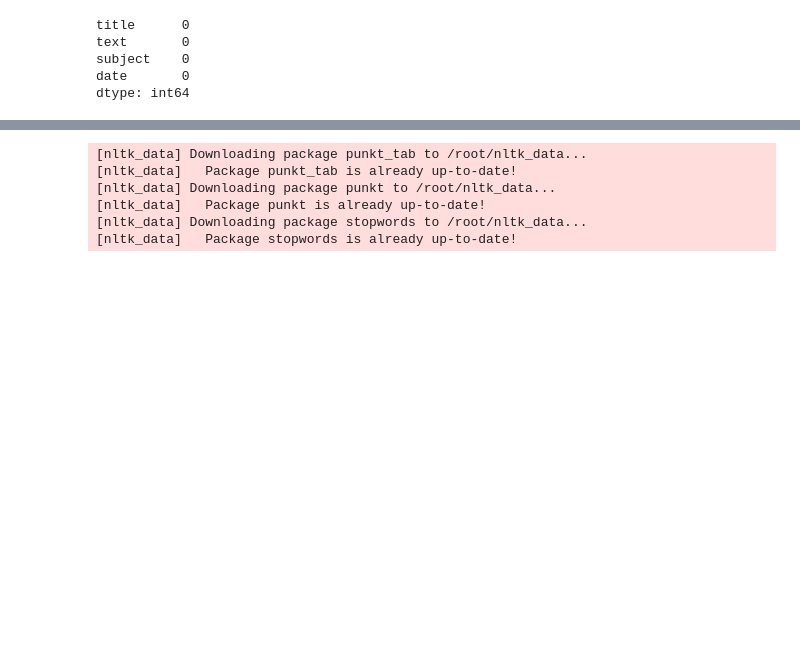
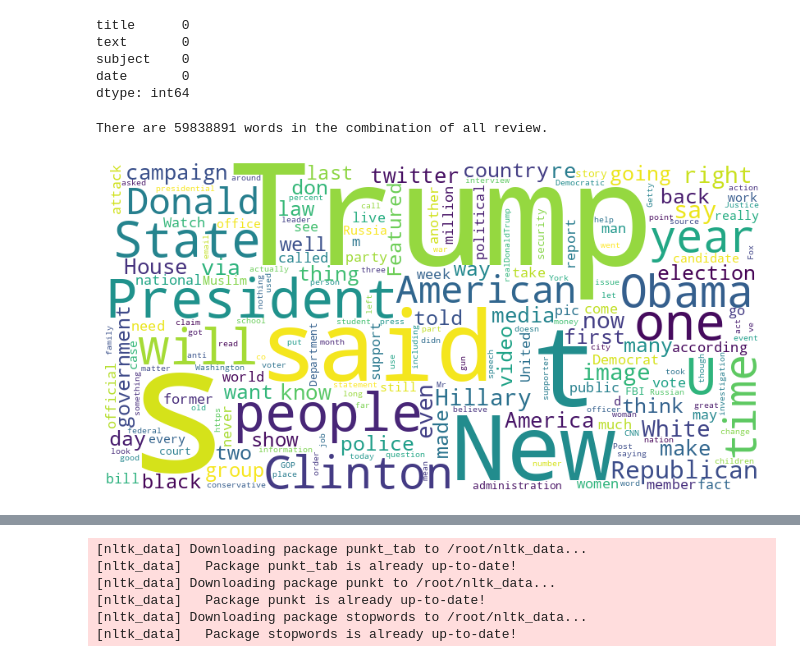
Before and after one commit to adams-gc/AI_SOLUTION_, a Jupyter notebook: fackeMain.ipynb, the cells around one changed output, grey strips where cells are left out. Drawn from its saved outputs; the diff is of its cells as text; code cells hidden in the pictures; blank space fills up the shorter version.

```diff
--- a/fackeMain.ipynb
+++ b/fackeMain.ipynb
@@ -95,3 +95,28 @@ dtype: int64
 # %%
 # Drop rows with missing values
 df.dropna(inplace=True)
+# %%
+# prompt: word cloud for this
+
+from wordcloud import WordCloud
+import matplotlib.pyplot as plt
+
+# Assuming 'df' is your DataFrame and 'text' column contains the text data
+text = " ".join(review for review in df.text)
+print ("There are {} words in the combination of all review.".format(len(text)))
+
+# Create and generate a word cloud image:
+wordcloud = WordCloud(width=800, height=400,
+                      background_color='white',
+                      collocations=False,
+                      min_font_size=10).generate(text)
+
+# Display the generated image:
+plt.figure(figsize=(8, 8), facecolor=None)
+plt.imshow(wordcloud)
+plt.axis("off")
+plt.tight_layout(pad=0)
+plt.show()
+# %% [output]
+There are 59838891 words in the combination of all review.
+[figure, added]
```
Also changed, not shown: parts of 1 cell of this notebook.
